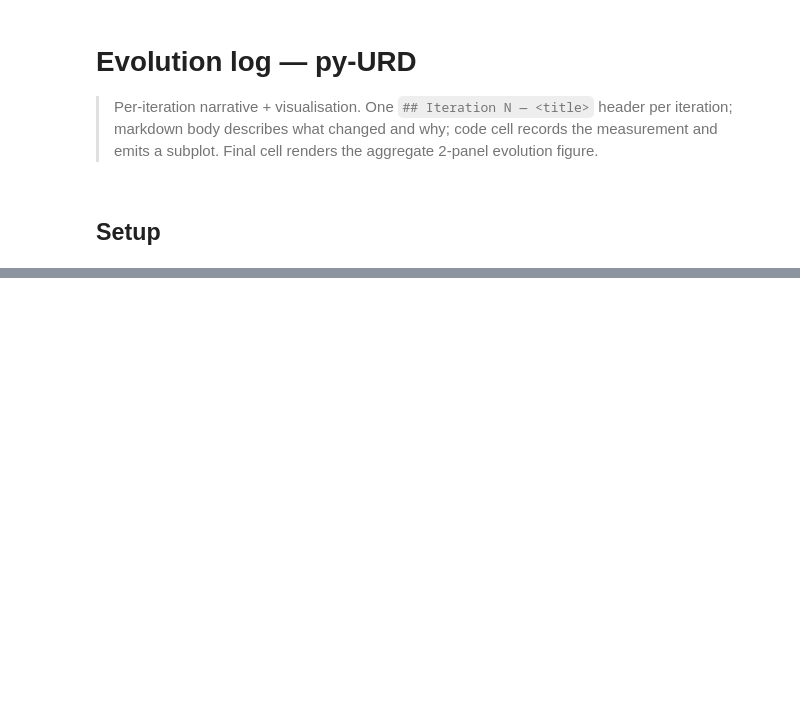
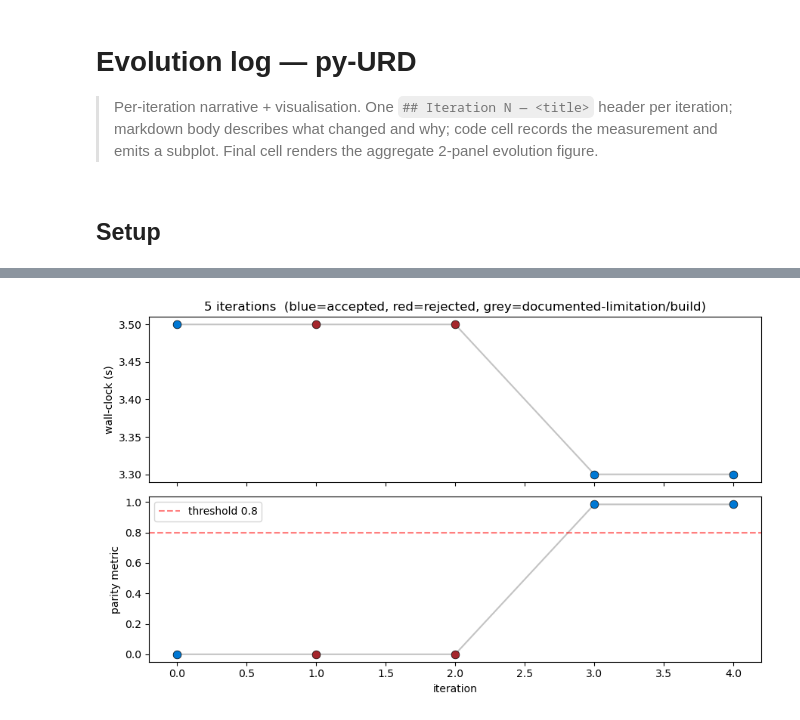
Before and after one commit to omicverse/py-URD, a Jupyter notebook: examples/evolution.ipynb, the cells around one changed output, grey strips where cells are left out. Saved outputs shown, nothing was run; the diff lists cells and outputs as text; code cells hidden in the pictures; blank space fills up the shorter version.

```diff
--- a/examples/evolution.ipynb
+++ b/examples/evolution.ipynb
@@ -82,0 +96,6 @@ saved → /scratch/users/steorra/analysis/omicverse_traj_dev/py-URD/examples/evo
+# %%
+_record(4, title='Update manifest threshold: ordinal Spearman ≥ 0.80 (was 0.50)', wall_clock=3.3, parity=0.985, status='accepted',
+        narrative='Initially set threshold low (0.50) because URD is stochastic. After the cluster-root fix, the actual measured Spearman is 0.985 — tightened the manifest threshold to 0.80 to reflect what we actually achieve.')
+_plot(threshold=0.80)
+# %% [output]
+[figure, added]
```
Also changed, not shown: parts of 20 cells of this notebook, 1 other file.
